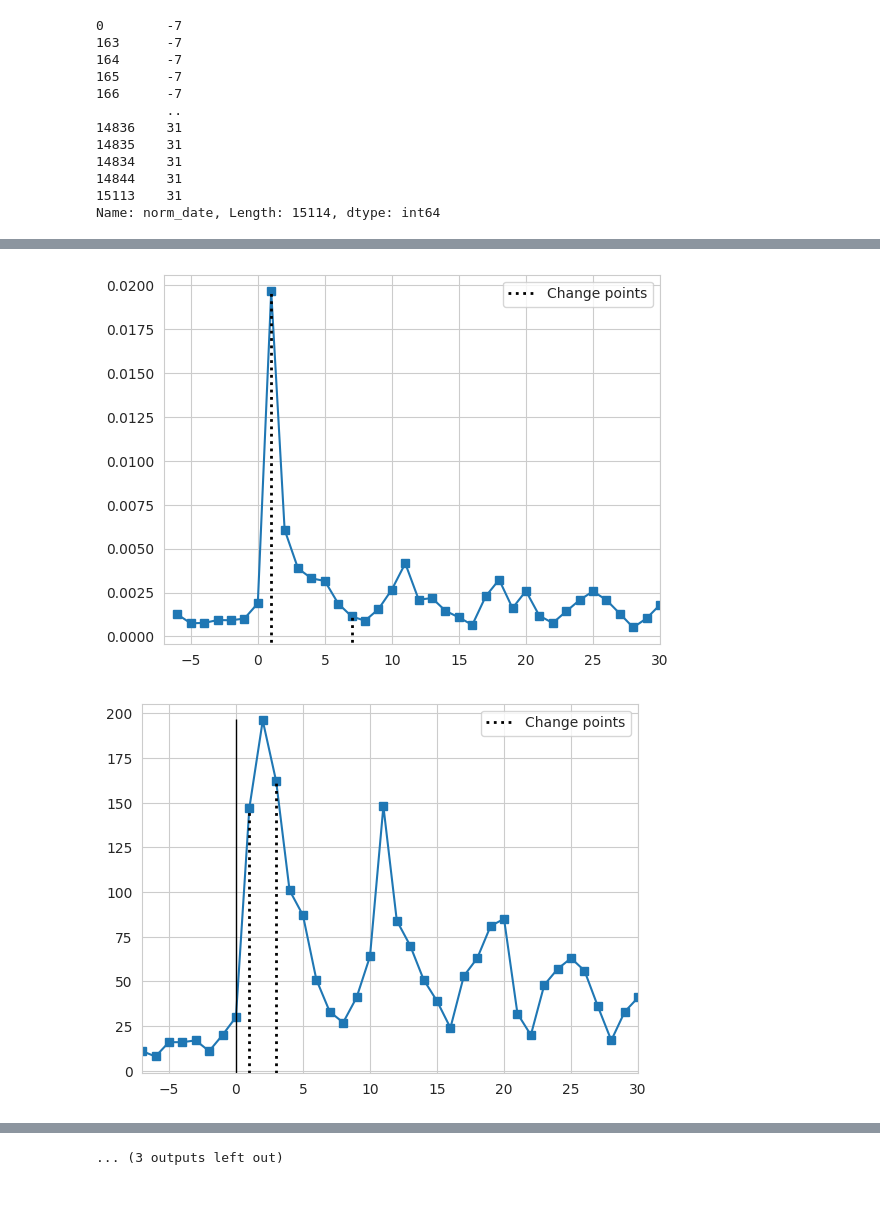
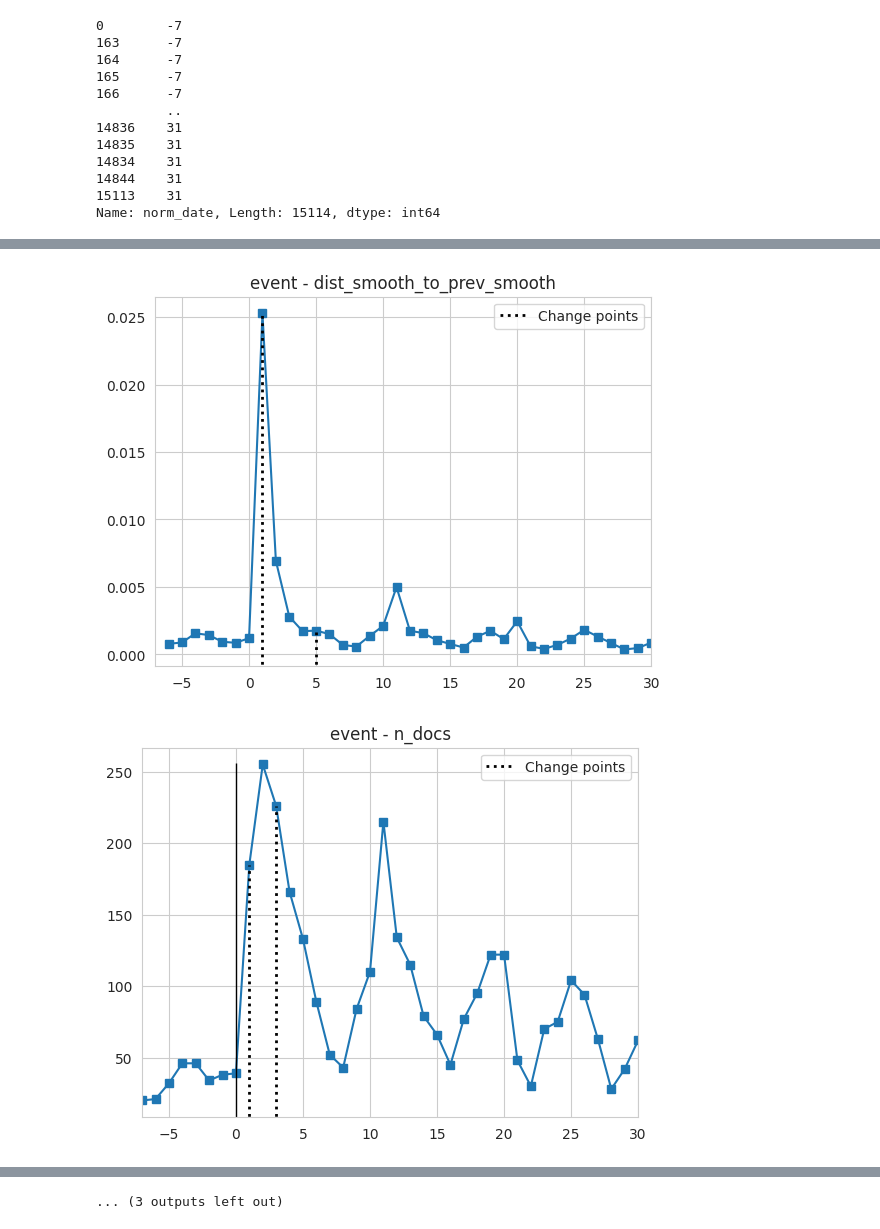
Before and after one commit to elugos/HSMS_LUGOS, a Jupyter notebook: temporal_analysis_hard_seeds.ipynb, the cells around one changed output, grey strips where cells are left out. Saved outputs shown, nothing was run; the diff lists cells and outputs as text; code cells hidden in the pictures; blank space fills up the shorter version.

```diff
--- a/temporal_analysis_hard_seeds.ipynb
+++ b/temporal_analysis_hard_seeds.ipynb
@@ -461,17 +458,18 @@ def smoothen_centroids_and_dist(cent_df: pd.DataFrame) -> pd.DataFrame:
 # Retrieve subsets of DataFrame and embeddings
 import matplotlib.pyplot as plt
 
+centroid_method = 'median'
 # ## Compute the event centroids for each day
-cent_df = compute_daily_centroids(df_in, embeddings_in)
+cent_df = compute_daily_centroids(df_in, embeddings_in, centroid_method=centroid_method)
 cent_df = smoothen_centroids_and_dist(cent_df)
 
 
 ## Compute background centroids
-cent_df_c = compute_daily_centroids(df_out, embeddings_out)
+cent_df_c = compute_daily_centroids(df_out, embeddings_out, centroid_method=centroid_method)
 cent_df_c = smoothen_centroids_and_dist(cent_df_c)
 
 ## Compute overall centroids for each day
-cent_df_all = compute_daily_centroids(df, embeddings)
+cent_df_all = compute_daily_centroids(df, embeddings, centroid_method=centroid_method)
 cent_df_all = smoothen_centroids_and_dist(cent_df_all)
 
 
@@ -596,3 +576,22 @@ cent_df_all = get_baseline_drift(cent_df_all, cent_df_all)
+# %%
+### Calculate distance from centoids to keyword anchors
+
+def get_keyword_distances(cent_df, centroid_col='centroid_ema'):
+    """
+    Returns a dataframe of cosine distances between centroids in cent_df and the provided `keywords`.
+    """
+    keyword_sets = ['hatespeech_keywords', 'misinformation_keywords', 'policy_keywords']
+
+    for keywords in keyword_sets:
+        keyword_emb = embedder.encode(",".join(keywords))
+        cent_df[f"similarity_{keywords}"] = cent_df[centroid_col].apply(lambda s: 1-cosine_distance(s, keyword_emb))
+
+    return cent_df
+
+
+cent_df = get_keyword_distances(cent_df)
+cent_df_c = get_keyword_distances(cent_df_c)
+cent_df_all = get_keyword_distances(cent_df_all)
 # %%
 ### Dump report and daily dataframe
 import json
@@ -780,32 +779,33 @@ def get_changepoints(cent_df, preprocess_input=True, signals=None, q=90, window=
 
 
 def plot_signal_cp(x, y, cp, cp_shifted, ax):
     ax.plot(x, y, marker='s');
     ax.set_xlim(*xlim)
     plot_onset_line(-1, max(y)+1, ax=ax);
     ax.vlines(cp_shifted, ymin=-1, ymax=y[cp], linestyles=":", colors="black", linewidth=2, label="Change points");
     ax.legend();
 
 
 signals = ["dist_smooth_to_prev_smooth", "n_docs", "dispersion", "curvature", "drift_from_baseline"]
 cp_results = list()
 for name, cdf in zip(["event", "background", "overall"], [cent_df, cent_df_c, cent_df_all]):
     res = get_changepoints(cdf, signals=signals)
     cp_results.append(res)
 
     for row in res.itertuples():
         fig, ax = plt.subplots()
         plot_signal_cp(cdf['dt'], cdf[row.signal], row.cp, row.cp_shifted, ax=ax)
+        ax.set_title(f"{name} - {row.signal}")
 
         if save_output:
             wo_dir = output_dir.joinpath("changepoint", name)
             wo_dir.mkdir(exist_ok=True, parents=True)
             fig.savefig(wo_dir.joinpath(f"cp_{name}_{row.signal}.pdf"))
 
     if save_output:
         wo_dir = output_dir.joinpath("changepoint", name)
         wo_dir.mkdir(exist_ok=True, parents=True)
         res.to_csv(wo_dir.joinpath(f"cp_{name}.csv"), index=None)
 # %% [output]
-[figure, old version]
+[figure, new version]
-[figure, old version]
+[figure, new version]
```
Also changed, not shown: parts of 15 cells of this notebook, 2 other files.
